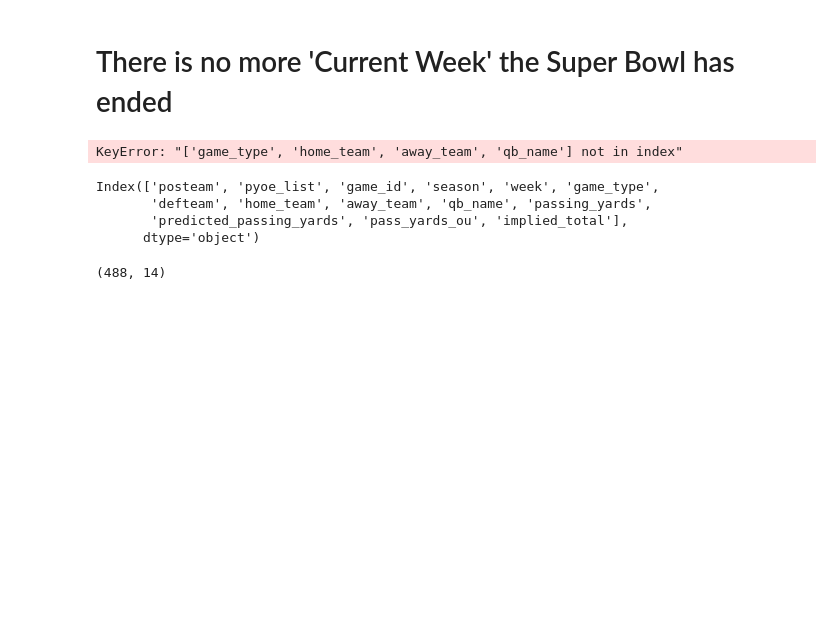
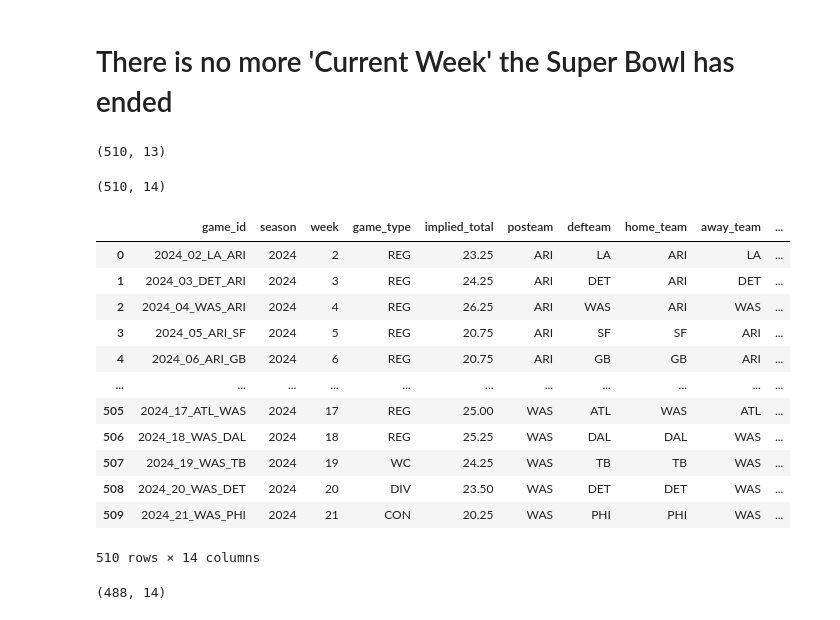
Before and after one commit to bhuggard/MidpointMadness, a Jupyter notebook: MidpointMadnessMainNotebookPostSeason.ipynb, the cells around one changed output. Drawn from its saved outputs; the diff is of its cells as text; code cells hidden in the pictures; blank space fills up the shorter version.

```diff
--- a/MidpointMadnessMainNotebookPostSeason.ipynb
+++ b/MidpointMadnessMainNotebookPostSeason.ipynb
@@ -497,3 +499,3 @@ average_positive = test_data[test_data['pyoe'] > 0]['pyoe'].mean()
 # %%
-# Merge without getting duplicate columns
-# test_data = pd.merge(test_data, combined_schedule_df, on=shared_columns, how='inner')
+# Perform the merge
+prep_data = pd.merge(test_data, combined_schedule_df, on=shared_columns, how='inner')
@@ -501,14 +525,12 @@ average_positive = test_data[test_data['pyoe'] > 0]['pyoe'].mean()
 # There is no more 'Current Week' the Super Bowl has ended
 # %%
 # # test_data.head(3)
-clean_predictions = test_data[['game_id', 'season', 'week', 'game_type', 'posteam', 'defteam',
-       'home_team', 'away_team', 'qb_name', 'passing_yards', 'predicted_passing_yards', 'pass_yards_ou',
+clean_predictions = prep_data[['game_id', 'season', 'week', 'game_type', 'posteam', 'defteam',
+       'home_team', 'away_team', 'passer_player_name', 'passing_yards', 'predicted_passing_yards', 'pass_yards_ou',
        'implied_total']]
-# %% [output]
-KeyError: "['game_type', 'home_team', 'away_team', 'qb_name'] not in index"
 # %%
 # Group by 'posteam' and aggregate 'pyoe' values into a list
-pyoe_list = test_data.groupby('posteam')['pyoe'].apply(list).reset_index()
+pyoe_list = prep_data.groupby('posteam')['pyoe'].apply(list).reset_index()
 
 # Rename the 'pyoe' column to 'pyoe_list' to reflect that it now contains lists of values
 pyoe_list.rename(columns={'pyoe': 'pyoe_list'}, inplace=True)
@@ -520,9 +542,29 @@ pyoe_list.sort_values(by='posteam', inplace=True)
+# %%
+clean_predictions.shape
+# %% [output]
+(510, 13)
 # %%
 clean_predictions = pd.merge(pyoe_list, clean_predictions, on='posteam', how='left')
+# %%
+clean_predictions.shape
+# %% [output]
+(510, 14)
+# %%
+clean_predictions = clean_predictions[['game_id', 'season', 'week', 'game_type', 'implied_total', 'posteam', 'defteam',
+       'home_team', 'away_team', 'passer_player_name', 'passing_yards', 'predicted_passing_yards', 'pass_yards_ou', 'pyoe_list']]
 # %%
-clean_predictions.columns
+clean_predictions
 # %% [output]
+|  | game_id | season | week | game_type | implied_total | posteam | defteam | home_team | away_team | ... |
+| 0 | 2024_02_LA_ARI | 2024 | 2 | REG | 23.25 | ARI | LA | ARI | LA | ... |
+| 1 | 2024_03_DET_ARI | 2024 | 3 | REG | 24.25 | ARI | DET | ARI | DET | ... |
+| 2 | 2024_04_WAS_ARI | 2024 | 4 | REG | 26.25 | ARI | WAS | ARI | WAS | ... |
+| 3 | 2024_05_ARI_SF | 2024 | 5 | REG | 20.75 | ARI | SF | SF | ARI | ... |
+| 4 | 2024_06_ARI_GB | 2024 | 6 | REG | 20.75 | ARI | GB | GB | ARI | ... |
+| ... | ... | ... | ... | ... | ... | ... | ... | ... | ... | ... |
+| 505 | 2024_17_ATL_WAS | 2024 | 17 | REG | 25.00 | WAS | ATL | WAS | ATL | ... |
+| 506 | 2024_18_WAS_DAL | 2024 | 18 | REG | 25.25 | WAS | DAL | DAL | WAS | ... |
+| 507 | 2024_19_WAS_TB | 2024 | 19 | WC | 24.25 | WAS | TB | TB | WAS | ... |
+| 508 | 2024_20_WAS_DET | 2024 | 20 | DIV | 23.50 | WAS | DET | DET | WAS | ... |
+| 509 | 2024_21_WAS_PHI | 2024 | 21 | CON | 20.25 | WAS | PHI | PHI | WAS | ... |
-Index(['posteam', 'pyoe_list', 'game_id', 'season', 'week', 'game_type',
-       'defteam', 'home_team', 'away_team', 'qb_name', 'passing_yards',
-       'predicted_passing_yards', 'pass_yards_ou', 'implied_total'],
-      dtype='object')
+510 rows × 14 columns
```
Also changed, not shown: parts of 8 cells of this notebook.
